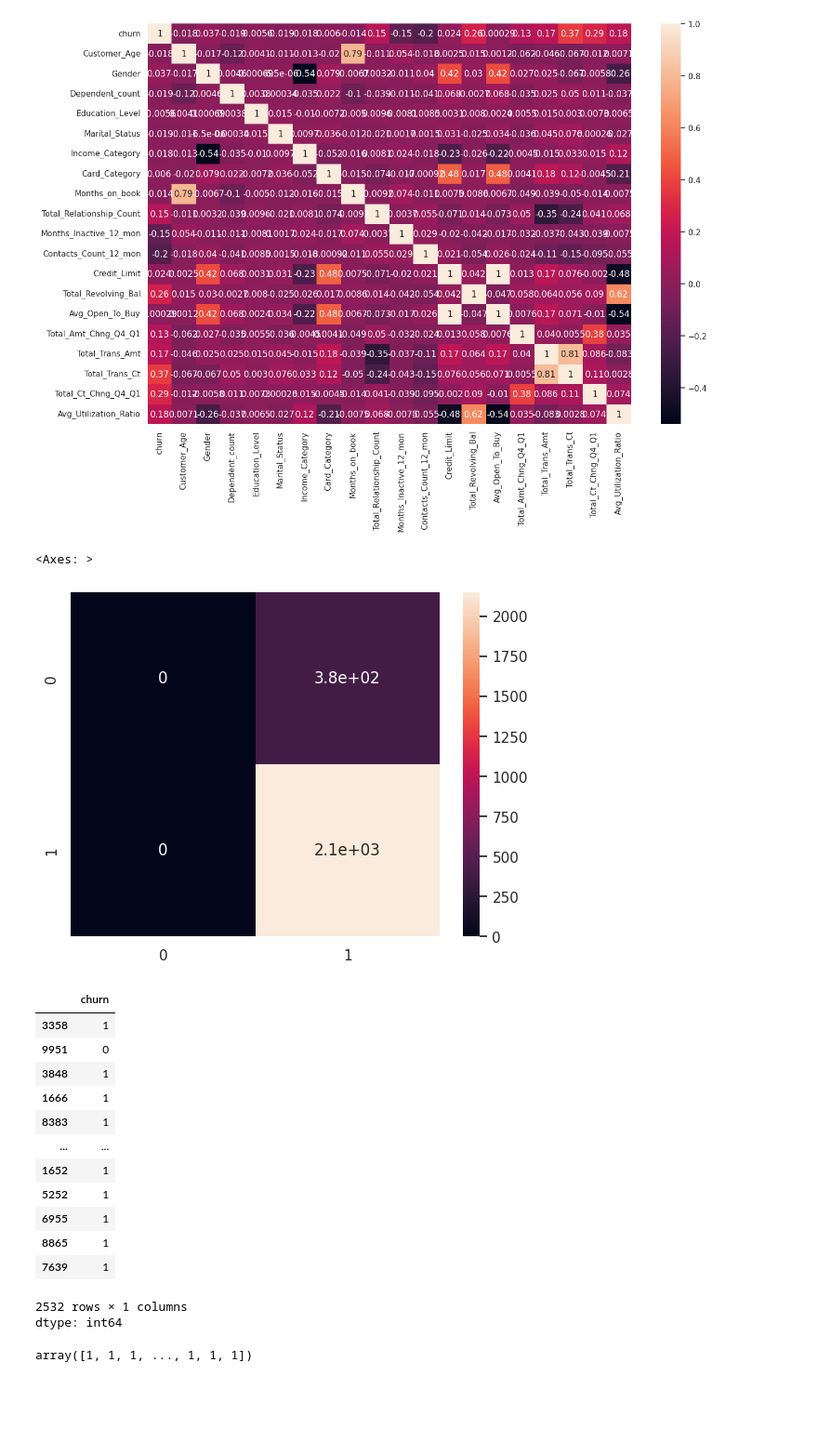
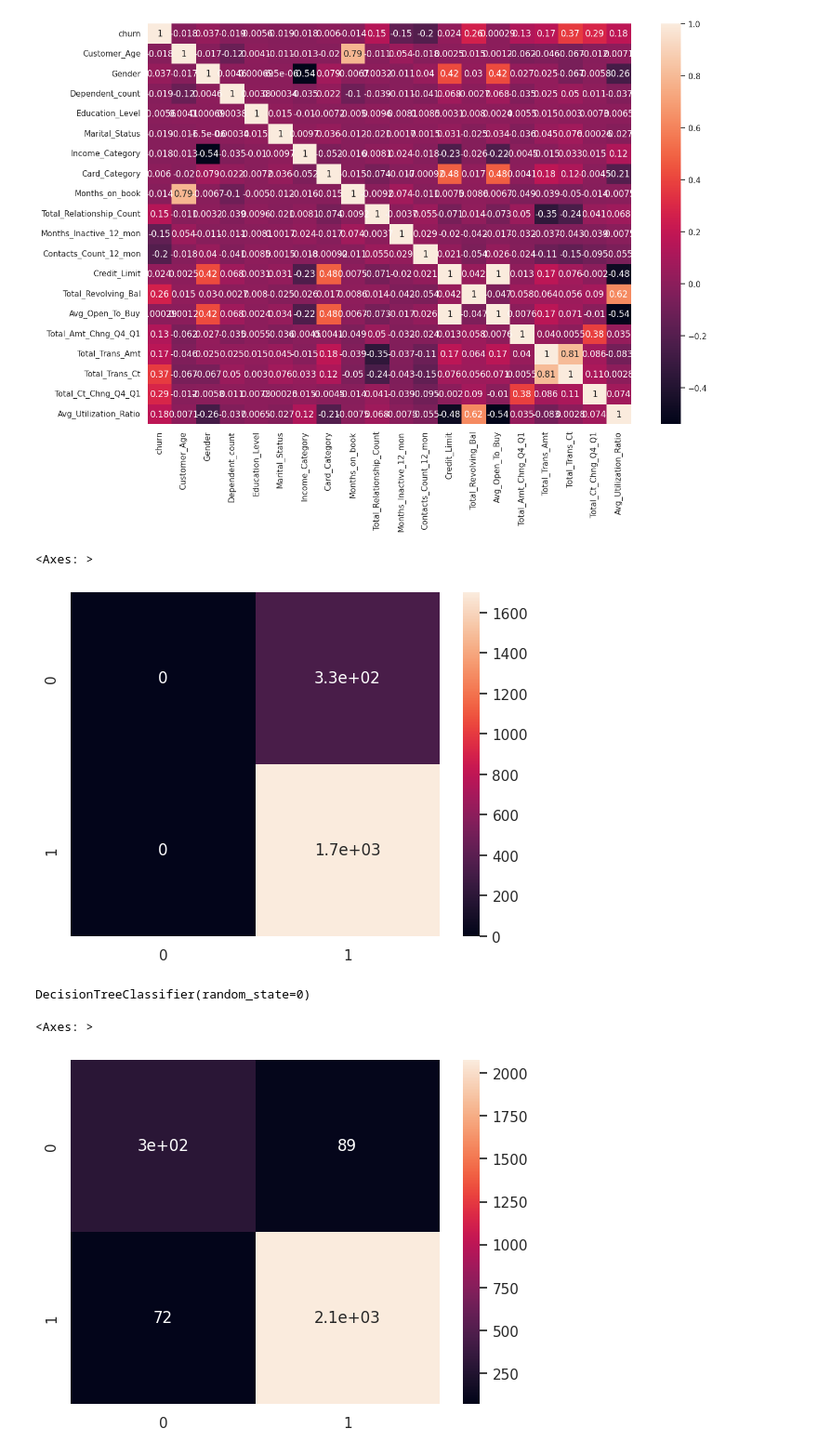
Before and after one commit to Maksonchiks/mesto, a Jupyter notebook: Копия_блокнота_"dzzzeda_(1)_ipynb".ipynb, the cells around one changed output. Shown at 93% size. Drawn from its saved outputs; the diff is of its cells as text; code cells hidden in the pictures; blank space fills up the shorter version.

```diff
--- a/Копия_блокнота_"dzzzeda_(1)_ipynb".ipynb
+++ b/Копия_блокнота_"dzzzeda_(1)_ipynb".ipynb
@@ -256,16 +256,14 @@ sns.heatmap(df.corr(),annot = True)
 # %% [output]
 <Axes: >
 [figure]
+# %%
+from sklearn.metrics import confusion_matrix
+
+from sklearn.model_selection import train_test_split
+X = df.drop('churn', axis = 1)
+y = df['churn']
+X_train, X_test, y_train, y_test = train_test_split(X, y, test_size=0.25, random_state=0)
 # %%
-from sklearn.metrics import confusion_matrix
-
-reabeled_target = 1 - df['churn']
-
-from sklearn.model_selection import train_test_split
-X = df.drop('churn', axis = 1)
-y = df['churn']
-X_train, X_test, y_train, y_test = train_test_split(X, y, random_state=0)
-
 from sklearn.dummy import DummyClassifier
 dc_mf = DummyClassifier(strategy="most_frequent")
 dc_mf.fit(X_train, y_train)
@@ -278,25 +276,17 @@ df_mc_tn, dc_mf_fp, dc_mf_fn, dc_mf_tp = confusion_matrix(y_true, y_pred, labels
 sns.heatmap(confusion_matrix(y_true, y_pred, labels = [0, 1]), annot=True)
 # %% [output]
 <Axes: >
-[figure, old version]
+[figure, new version]
-# %%
-y_test
-# %% [output]
-|  | churn |
-| 3358 | 1 |
-| 9951 | 0 |
-| 3848 | 1 |
-| 1666 | 1 |
-| 8383 | 1 |
-| ... | ... |
-| 1652 | 1 |
-| 5252 | 1 |
-| 6955 | 1 |
-| 8865 | 1 |
-| 7639 | 1 |
-2532 rows × 1 columns
-dtype: int64
-# %%
-y_pred
-# %% [output]
-array([1, 1, 1, ..., 1, 1, 1])
+# %%
+from sklearn.tree import DecisionTreeClassifier
+clf = DecisionTreeClassifier(random_state=0)
+clf.fit(X_train,y_train)
+# %% [output]
+DecisionTreeClassifier(random_state=0)
+# %%
+y_pred = clf.predict(X_test)
+y_true = y_test
+sns.heatmap(confusion_matrix(y_true, y_pred),annot=True)
+# %% [output]
+<Axes: >
+[figure, added]
```
Also changed, not shown: parts of 7 cells of this notebook.
